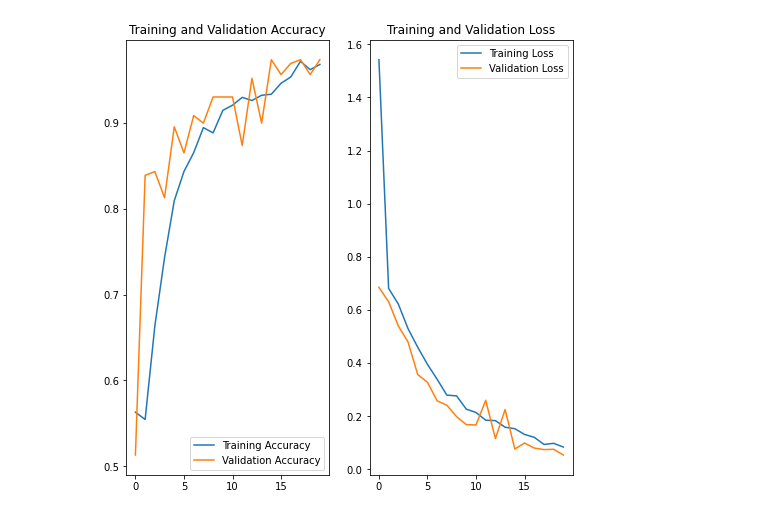
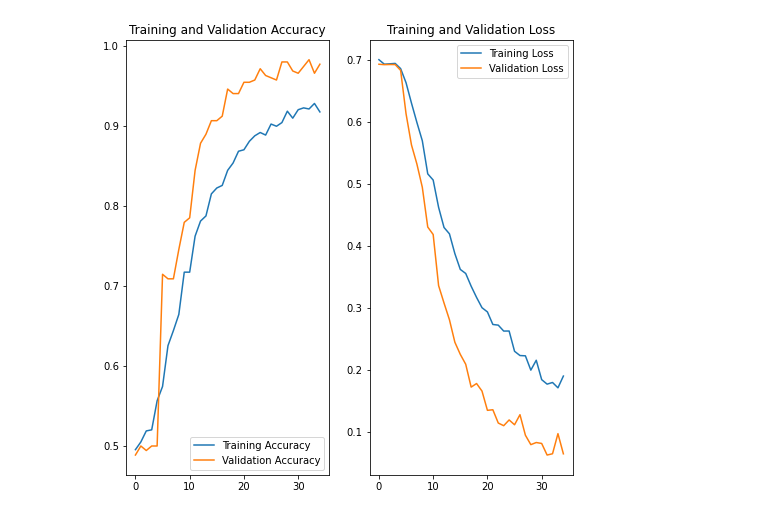
Before and after one commit to AnasAr96/UnI-ML-DL, a Jupyter notebook: video_Ki/smileDetector.ipynb, the cells around one changed output. Cells and saved outputs as stored; diff of their text form; code cells hidden in the pictures.

Commit message:
Modell mit weiteren Bilder erweitert (verschiedene outfits)
verbesserung des Modells, durch änderung der Layer und Epochen anzahl

```diff
--- a/video_Ki/smileDetector.ipynb
+++ b/video_Ki/smileDetector.ipynb
@@ -89,28 +112,31 @@ Found 687 images belonging to 2 classes.
 # %%
 model = Sequential()
 
-
-model.add(Conv2D(4,3 , padding='same' , input_shape=(IMG_SHAPE, IMG_SHAPE, 3) , activation='relu'))
+model.add(Conv2D(64,3,3 , padding='same' , input_shape=(IMG_SHAPE, IMG_SHAPE, 3) , activation='relu'))
 model.add(MaxPooling2D(pool_size=(2, 2)))
-
-model.add(Conv2D(16,3 , padding='same' , input_shape=(IMG_SHAPE, IMG_SHAPE, 3) , activation='relu'))
-model.add(MaxPooling2D(pool_size=(2, 2)))
+model.add(Dropout(0.2))
 
 
-#model.add(Conv2D(32, 3 ,padding='same' , activation='relu'))
+model.add(Conv2D(64, 3,3 ,padding='same' , activation='relu'))
+model.add(MaxPooling2D(pool_size=(2, 2)))
+model.add(Dropout(0.2))
+
+#model.add(Conv2D(16, 3 ,padding='same' , activation='relu'))
 #model.add(MaxPooling2D(pool_size=(2, 2)))
 
 
 
 
 
+model.add(Flatten())  # this converts our 3D feature maps to 1D feature vectors
 
-model.add(Flatten())  # this converts our 3D feature maps to 1D feature vectors
-model.add(Dropout(0.4))
+model.add(Dropout(0.2))
+model.add(Dense(264 ,  activation='relu'))
 
-#
-model.add(Dense(512 ,  activation='relu'))
+model.add(Dropout(0.2))
+model.add(Dense(264 ,  activation='relu'))
 
 
-model.add(Dropout(0.4))
+
+
 model.add(Dense(2, activation='softmax'))
@@ -127,7 +149,7 @@ model.compile(optimizer='adam',
 #from tensorflow.python.keras.callbacks import EarlyStopping
 #callback = tf.keras.callbacks.EarlyStopping(monitor='val_loss' , patience= 3 , verbose=1)
 
-epochs = 20
+epochs = 35
 history = model.fit(
     train_data_gen,
     steps_per_epoch=int(np.ceil(train_data_gen.n / float(batch_size))), #alle Bilder / 10
@@ -161,27 +182,7 @@ Epoch 20/20
-# %%
-acc = history.history['accuracy']
-val_acc = history.history['val_accuracy']
-
-loss = history.history['loss']
-val_loss = history.history['val_loss']
-
-epochs_range = range(epochs)
-
-plt.figure(figsize=(8, 8))
-plt.subplot(1, 2, 1)
-plt.plot(epochs_range, acc, label='Training Accuracy')
-plt.plot(epochs_range, val_acc, label='Validation Accuracy')
-plt.legend(loc='lower right')
-plt.title('Training and Validation Accuracy')
-
-plt.subplot(1, 2, 2)
-plt.plot(epochs_range, loss, label='Training Loss')
-plt.plot(epochs_range, val_loss, label='Validation Loss')
-plt.legend(loc='upper right')
-plt.title('Training and Validation Loss')
-plt.show()
-# %% [output]
-[figure, removed]
+# %%
+plot(history)
+# %% [output]
+[figure, added]
 # %%
 evaluated = model.evaluate(
     x = test_data_gen)
```
Also changed, not shown: parts of 21 cells of this notebook, 9 other files.
